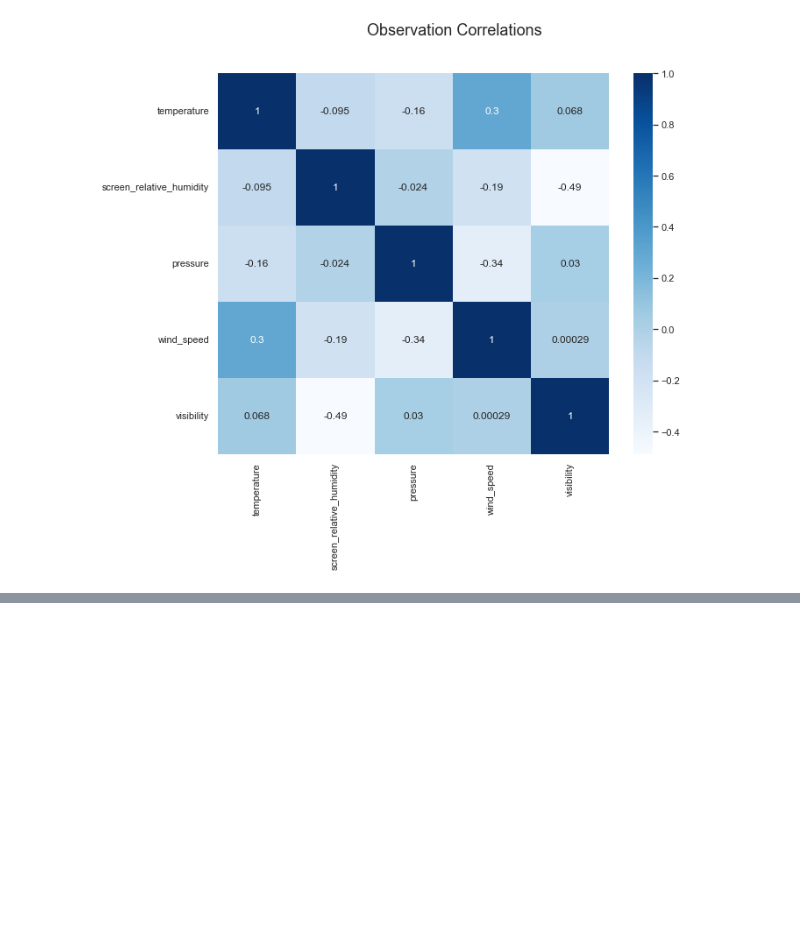
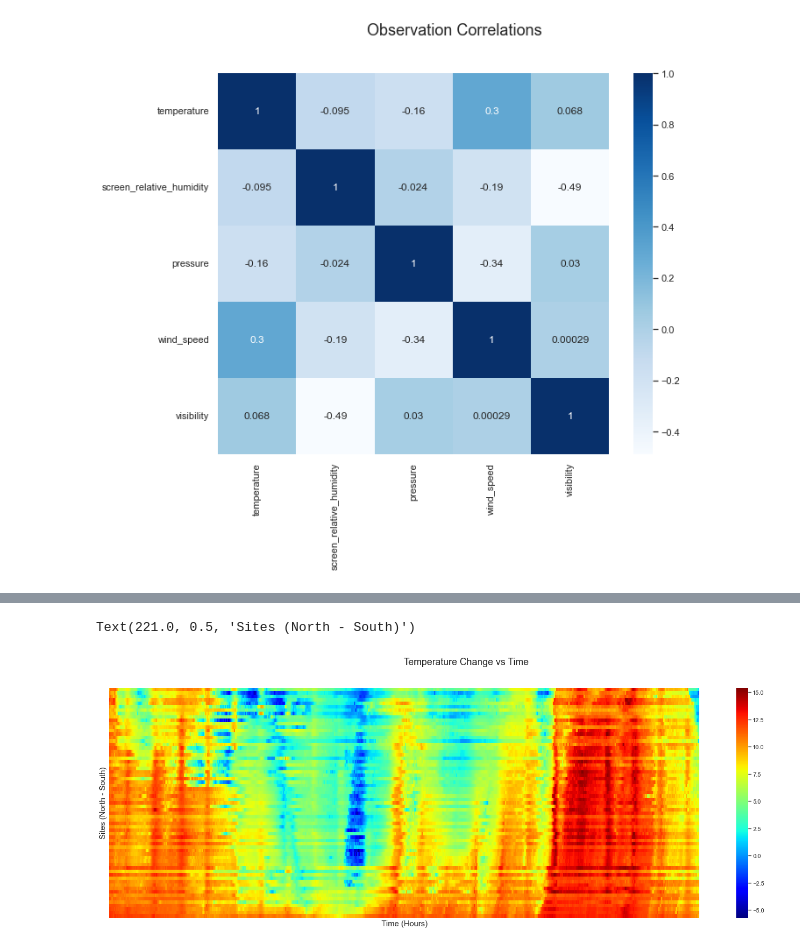
Before and after one commit to DanteLore/weather-notebook, a Jupyter notebook: charts.ipynb, the cells around one changed output, grey strips where cells are left out. Drawn from its saved outputs; the diff is of its cells as text; code cells hidden in the pictures; blank space fills up the shorter version.

```diff
--- a/charts.ipynb
+++ b/charts.ipynb
@@ -140,0 +147,19 @@ seaborn.heatmap(corr, ax=ax, cmap="Blues", annot=True)
+# %%
+f, ax = plt.subplots(figsize=(25, 8))
+f.suptitle('Temperature Change vs Time', size=18)
+
+filtered = df[df['site_country'] == 'ENGLAND']
+
+temps = filtered[['site_name', 'lat', 'lon', 'observation_ts', 'temperature']]\
+    .groupby(['site_name', 'lat', 'lon', 'observation_ts'])\
+    .agg("max")\
+    .unstack()\
+    .dropna()\
+    .sort_values(['lat', 'lon'], ascending=False, inplace=False)
+
+seaborn.heatmap(temps, cmap=plt.get_cmap("jet"), annot=False, xticklabels=False, yticklabels=False, cbar=True)
+plt.xlabel('Time (Hours)', fontsize = 15)
+plt.ylabel('Sites (North - South)', fontsize = 15)
+# %% [output]
+Text(221.0, 0.5, 'Sites (North - South)')
+[figure, added]
```
Also changed, not shown: parts of 3 cells of this notebook.
